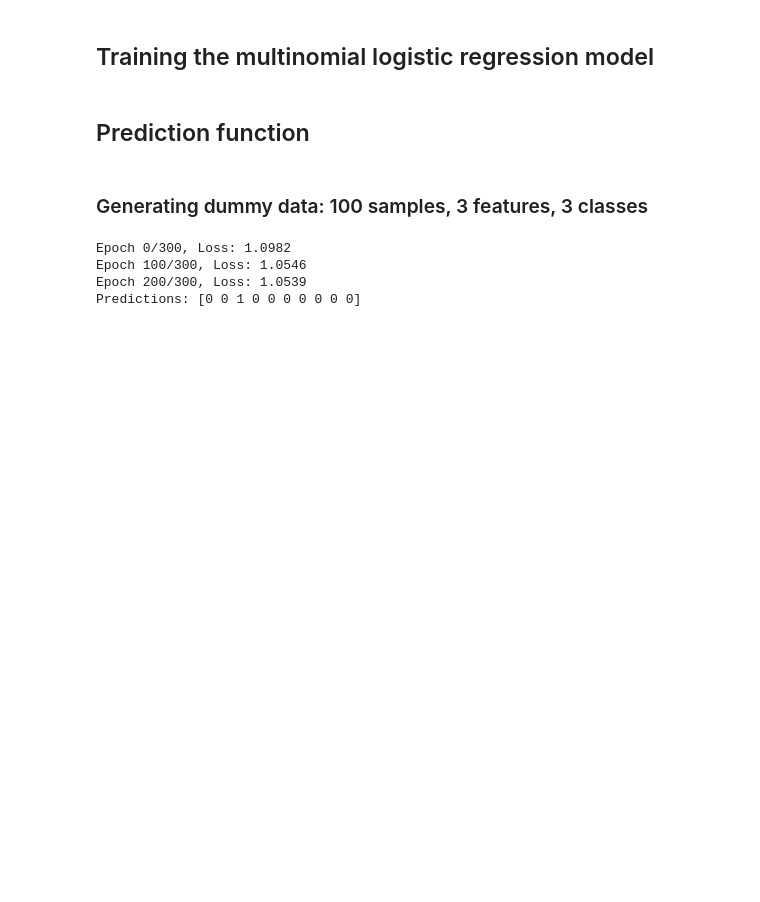
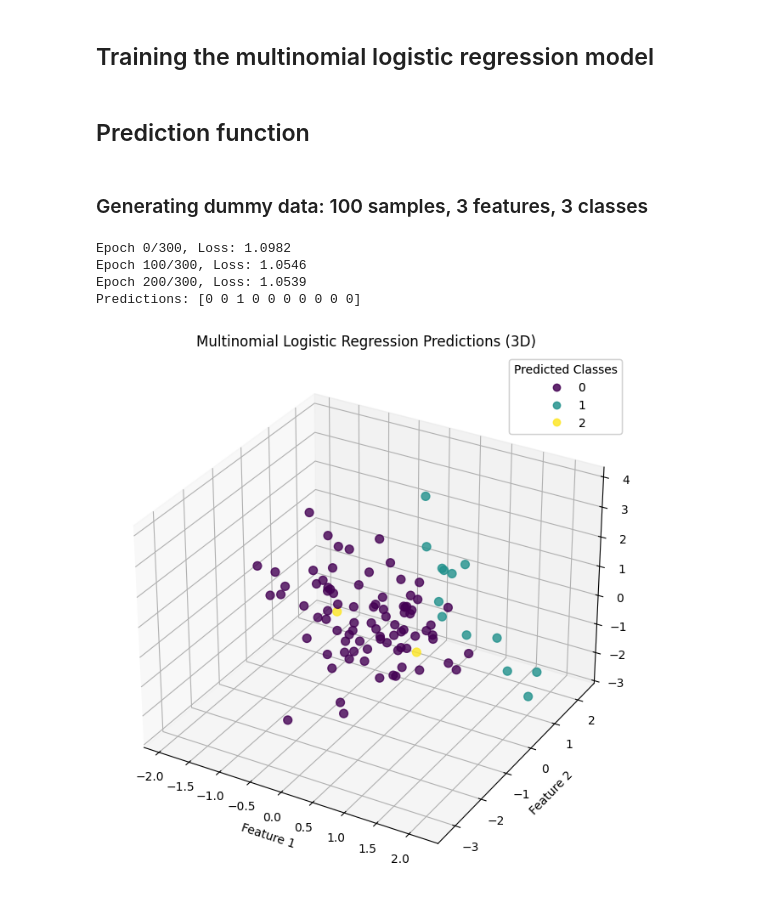
Before and after one commit to chaanakyaaM/ML, a Jupyter notebook: Logistic_Regression/Softmax.ipynb, the cells around one changed output. Drawn from its saved outputs; the diff is of its cells as text; code cells hidden in the pictures; blank space fills up the shorter version.

```diff
--- a/Logistic_Regression/Softmax.ipynb
+++ b/Logistic_Regression/Softmax.ipynb
@@ -75,3 +75,24 @@ Epoch 0/300, Loss: 1.0982
 Epoch 100/300, Loss: 1.0546
 Epoch 200/300, Loss: 1.0539
 Predictions: [0 0 1 0 0 0 0 0 0 0]
+# %%
+import matplotlib.pyplot as plt
+fig = plt.figure(figsize=(10, 8))
+ax = fig.add_subplot(111, projection='3d')
+
+# Scatter plot the data points
+scatter = ax.scatter(X_train[:, 0], X_train[:, 1], X_train[:, 2], c=predictions, cmap='viridis', s=50, alpha=0.8)
+
+# Set labels and title
+ax.set_xlabel('Feature 1')
+ax.set_ylabel('Feature 2')
+ax.set_zlabel('Feature 3')
+ax.set_title('Multinomial Logistic Regression Predictions (3D)')
+
+# Create a legend
+legend1 = ax.legend(*scatter.legend_elements(), title="Predicted Classes")
+ax.add_artist(legend1)
+
+plt.show()
+# %% [output]
+[figure, added]
```
Also changed, not shown: parts of 1 cell of this notebook, 5 other files.
